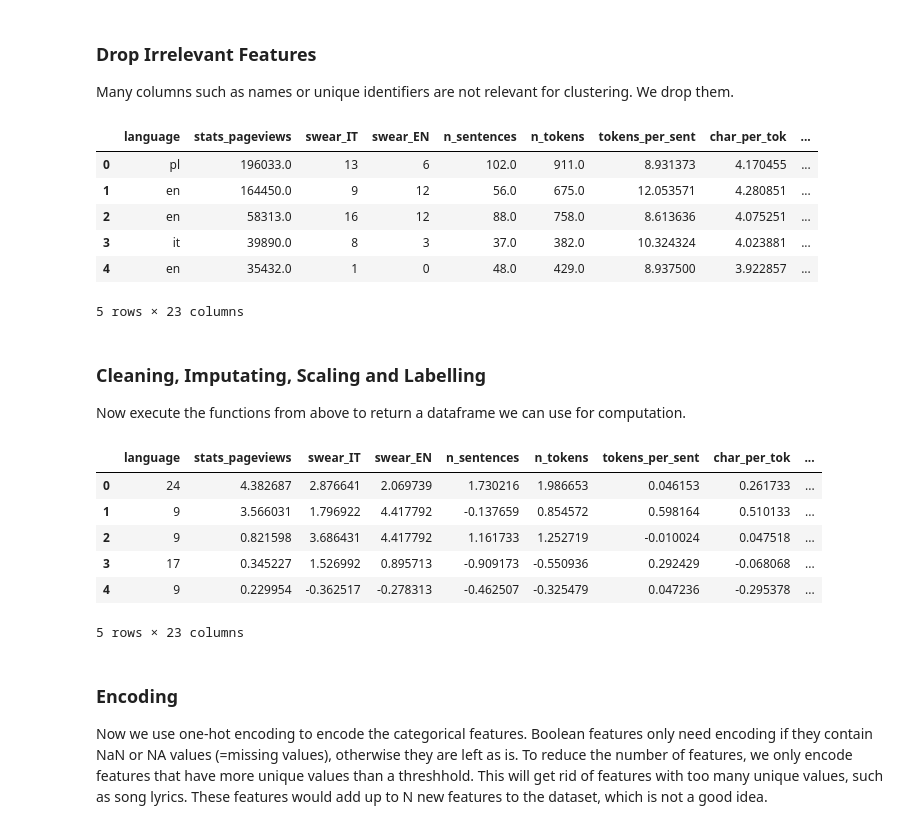
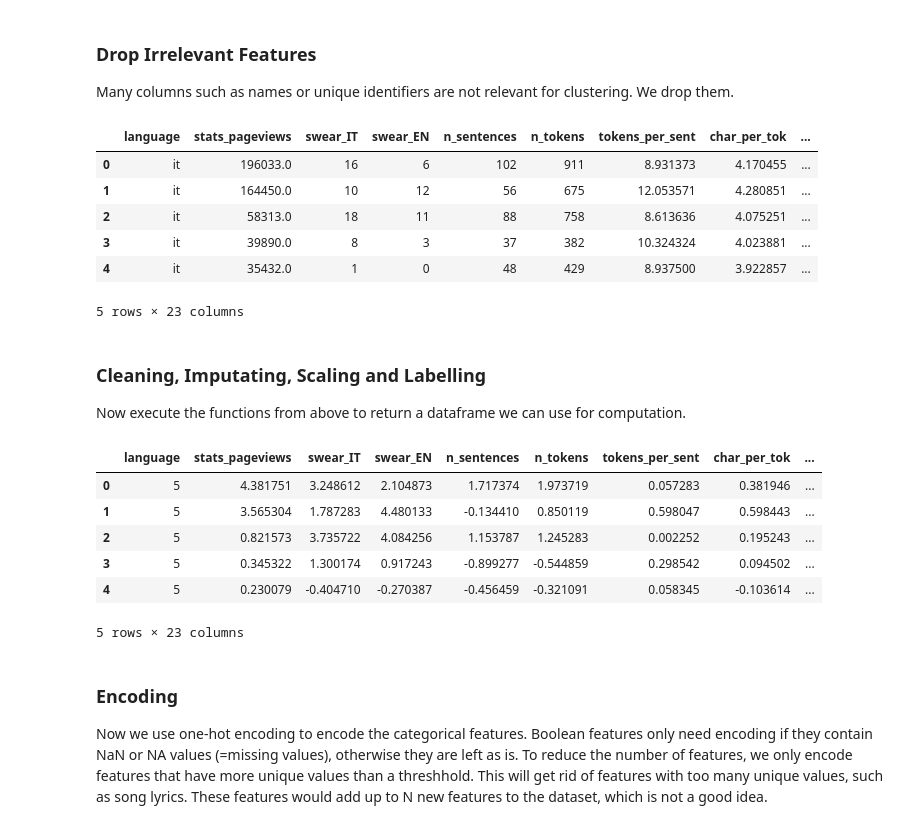
Before and after one commit to jaanisfehling/italian-rap-songs, a Jupyter notebook: clustering/hierarchical.ipynb, the cells around one changed output. Saved outputs shown, nothing was run; the diff lists cells and outputs as text; code cells hidden in the pictures.

```diff
--- a/clustering/hierarchical.ipynb
+++ b/clustering/hierarchical.ipynb
@@ -30,7 +30,7 @@ from scipy.cluster.hierarchy import dendrogram, linkage
 ## Preprocessing
 Load the data and preprocess it. Drop features we dont need. Since we are working with mixed-type data, we need to encode features that are not continuous numeric. Also, missing values need to be imputated.
 # %%
-df = pd.read_csv("../dataset/tracks.csv")
+df = pd.read_csv("../dataset/cleaned_tracks.csv")
 df.head()
 # %% [output]
 |  | id | id_artist | name_artist | full_title | title | featured_artists | primary_artist | language | ... |
@@ -73,10 +73,10 @@ df = df.drop(columns=drop_cols)
 df.head()
 # %% [output]
 |  | language | stats_pageviews | swear_IT | swear_EN | n_sentences | n_tokens | tokens_per_sent | char_per_tok | ... |
-| 0 | pl | 196033.0 | 13 | 6 | 102.0 | 911.0 | 8.931373 | 4.170455 | ... |
-| 1 | en | 164450.0 | 9 | 12 | 56.0 | 675.0 | 12.053571 | 4.280851 | ... |
-| 2 | en | 58313.0 | 16 | 12 | 88.0 | 758.0 | 8.613636 | 4.075251 | ... |
-| 3 | it | 39890.0 | 8 | 3 | 37.0 | 382.0 | 10.324324 | 4.023881 | ... |
-| 4 | en | 35432.0 | 1 | 0 | 48.0 | 429.0 | 8.937500 | 3.922857 | ... |
+| 0 | it | 196033.0 | 16 | 6 | 102 | 911 | 8.931373 | 4.170455 | ... |
+| 1 | it | 164450.0 | 10 | 12 | 56 | 675 | 12.053571 | 4.280851 | ... |
+| 2 | it | 58313.0 | 18 | 11 | 88 | 758 | 8.613636 | 4.075251 | ... |
+| 3 | it | 39890.0 | 8 | 3 | 37 | 382 | 10.324324 | 4.023881 | ... |
+| 4 | it | 35432.0 | 1 | 0 | 48 | 429 | 8.937500 | 3.922857 | ... |
 5 rows × 23 columns
 # %%
@@ -164,39 +136,38 @@ num_cols = [
     "n_tokens",
     "swear_IT",
     "swear_EN",
     "tokens_per_sent",
     "char_per_tok",
     "lexical_density",
     "avg_token_per_clause",
     "bpm",
     "centroid",
     "rolloff",
     "flux",
     "rms",
     "zcr",
     "flatness",
     "spectral_complexity",
     "pitch",
     "loudness",
     "duration_ms",
     "modified_popularity",
 ]
 
 # Check we registered all columns
 assert set(cat_cols + bool_cols + num_cols) == set(df.columns)
 
-df = clean(df)
 df = imputate_na(df, num_cols, cat_cols, bool_cols)
 df = scale_cols(df, num_cols, cat_cols, bool_cols)
 
 df.head()
 # %% [output]
 |  | language | stats_pageviews | swear_IT | swear_EN | n_sentences | n_tokens | tokens_per_sent | char_per_tok | ... |
-| 0 | 24 | 4.382687 | 2.876641 | 2.069739 | 1.730216 | 1.986653 | 0.046153 | 0.261733 | ... |
-| 1 | 9 | 3.566031 | 1.796922 | 4.417792 | -0.137659 | 0.854572 | 0.598164 | 0.510133 | ... |
-| 2 | 9 | 0.821598 | 3.686431 | 4.417792 | 1.161733 | 1.252719 | -0.010024 | 0.047518 | ... |
-| 3 | 17 | 0.345227 | 1.526992 | 0.895713 | -0.909173 | -0.550936 | 0.292429 | -0.068068 | ... |
-| 4 | 9 | 0.229954 | -0.362517 | -0.278313 | -0.462507 | -0.325479 | 0.047236 | -0.295378 | ... |
+| 0 | 5 | 4.381751 | 3.248612 | 2.104873 | 1.717374 | 1.973719 | 0.057283 | 0.381946 | ... |
+| 1 | 5 | 3.565304 | 1.787283 | 4.480133 | -0.134410 | 0.850119 | 0.598047 | 0.598443 | ... |
+| 2 | 5 | 0.821573 | 3.735722 | 4.084256 | 1.153787 | 1.245283 | 0.002252 | 0.195243 | ... |
+| 3 | 5 | 0.345322 | 1.300174 | 0.917243 | -0.899277 | -0.544859 | 0.298542 | 0.094502 | ... |
+| 4 | 5 | 0.230079 | -0.404710 | -0.270387 | -0.456459 | -0.321091 | 0.058345 | -0.103614 | ... |
 5 rows × 23 columns
 # %% [markdown]
 ### Encoding
```
Also changed, not shown: parts of 10 cells of this notebook, 1 other file.
